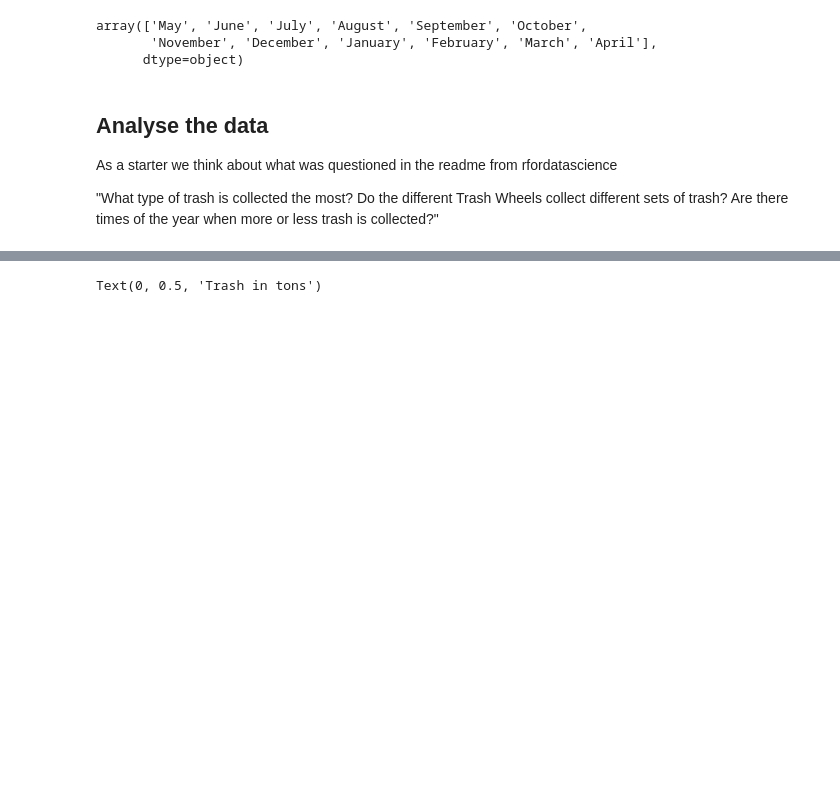
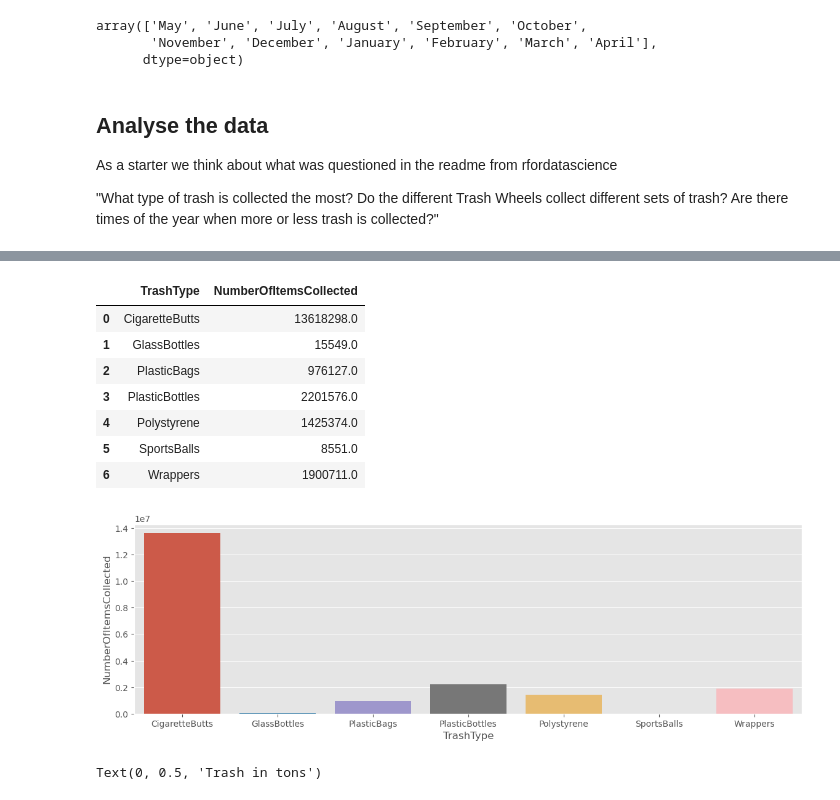
Before and after one commit to wolfJaeger/tidyTuesdayPython, a Jupyter notebook: 2024-03-05/tidyTuesday_2024-03-05.ipynb, the cells around one changed output, grey strips where cells are left out. Cells and saved outputs as stored; diff of their text form; code cells hidden in the pictures; blank space fills up the shorter version.

Commit message:
add trash type by interceptro and trash amounts

```diff
--- a/2024-03-05/tidyTuesday_2024-03-05.ipynb
+++ b/2024-03-05/tidyTuesday_2024-03-05.ipynb
@@ -280,0 +319,8 @@ As a starter we think about what was questioned in the readme from rfordatascien
+# %%
+trash_columns = ['PlasticBottles', 'Polystyrene', 'CigaretteButts', 'GlassBottles',
+       'PlasticBags', 'Wrappers', 'SportsBalls']
+
+alltrashwheels_trash_type_amount = pd.melt(alltrashwheels, \
+        value_vars=trash_columns, var_name='TrashType', value_name='NumberOfItemsCollected')
+
+display(alltrashwheels_trash_type_amount.head())
@@ -281,3 +334,20 @@ As a starter we think about what was questioned in the readme from rfordatascien
+# %%
+trashtype_sums = alltrashwheels_trash_type_amount.groupby('TrashType').sum().reset_index()
+display(trashtype_sums)
+fix, ax = plt.subplots(figsize=(14,4))
+sns.barplot(trashtype_sums, x='TrashType', y='NumberOfItemsCollected', ax=ax)
+#trashtype_sums.plot(kind='bar', color='lightblue')
+plt.show()
+# %% [output]
+|  | TrashType | NumberOfItemsCollected |
+| 0 | CigaretteButts | 13618298.0 |
+| 1 | GlassBottles | 15549.0 |
+| 2 | PlasticBags | 976127.0 |
+| 3 | PlasticBottles | 2201576.0 |
+| 4 | Polystyrene | 1425374.0 |
+| 5 | SportsBalls | 8551.0 |
+| 6 | Wrappers | 1900711.0 |
+[figure, added]
 # %%
 year_min = int(alltrashwheels['Year'].min())
 year_max = int(alltrashwheels['Year'].max())
```
Also changed, not shown: parts of 13 cells of this notebook.
